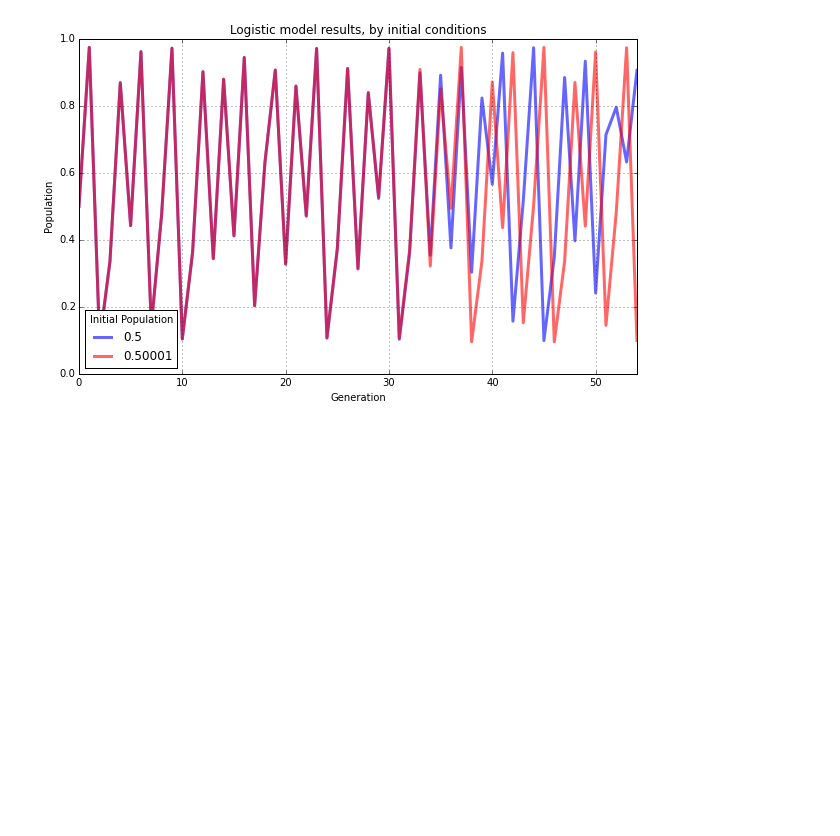
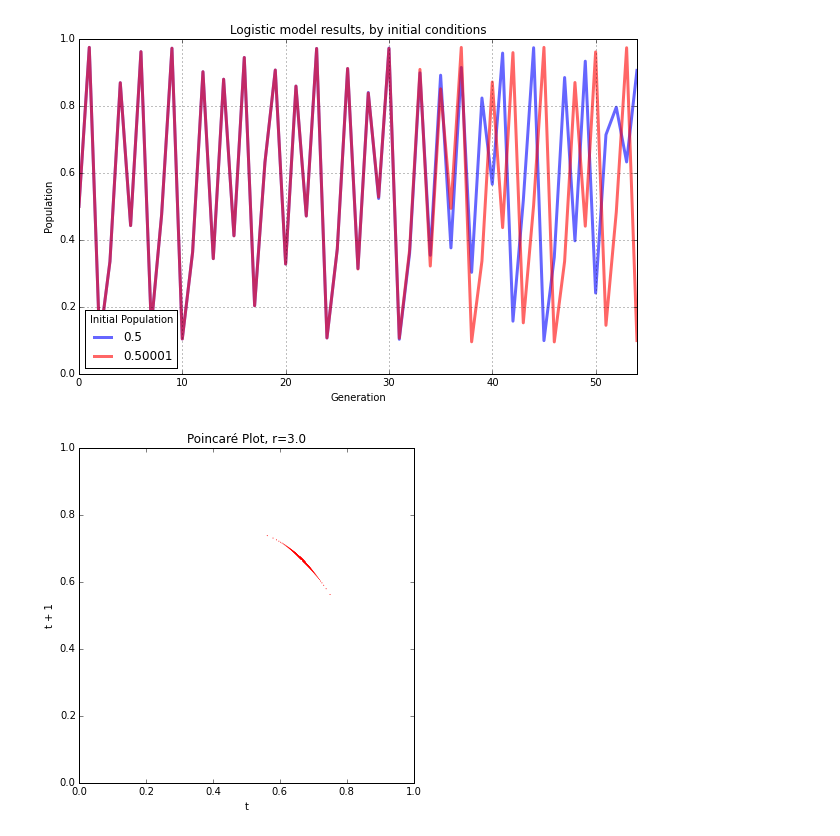
Before and after one commit to aitatanit/chaos-models, a Jupyter notebook: chaos-logistic-model.ipynb, the cells around one changed output. Cells and saved outputs as stored; diff of their text form; code cells hidden in the pictures; blank space fills up the shorter version.

```diff
--- a/chaos-logistic-model.ipynb
+++ b/chaos-logistic-model.ipynb
@@ -283,3 +286,14 @@ ax.legend(title='Initial Population', loc=3, frameon=True, framealpha=1)
 plt.show()
 # %% [output]
 [figure]
+# %%
+# draw a poincare plot for 100,000 generations for the growth rate parameter 3.0
+# it shows points converging on 0.6667 because the logistic map has a fixed-point attractor at 0.6667 when r=3.0
+generations = 100000
+growth_rate_min = 3.0
+growth_rate_max = 4.0
+growth_rate_steps = 1
+pops = logistic_model(generations, growth_rate_min, growth_rate_max, growth_rate_steps)
+poincare_plot(pops, title=u'Poincaré Plot, r=3.0')
+# %% [output]
+[figure, added]
```
Also changed, not shown: parts of 9 cells of this notebook.
